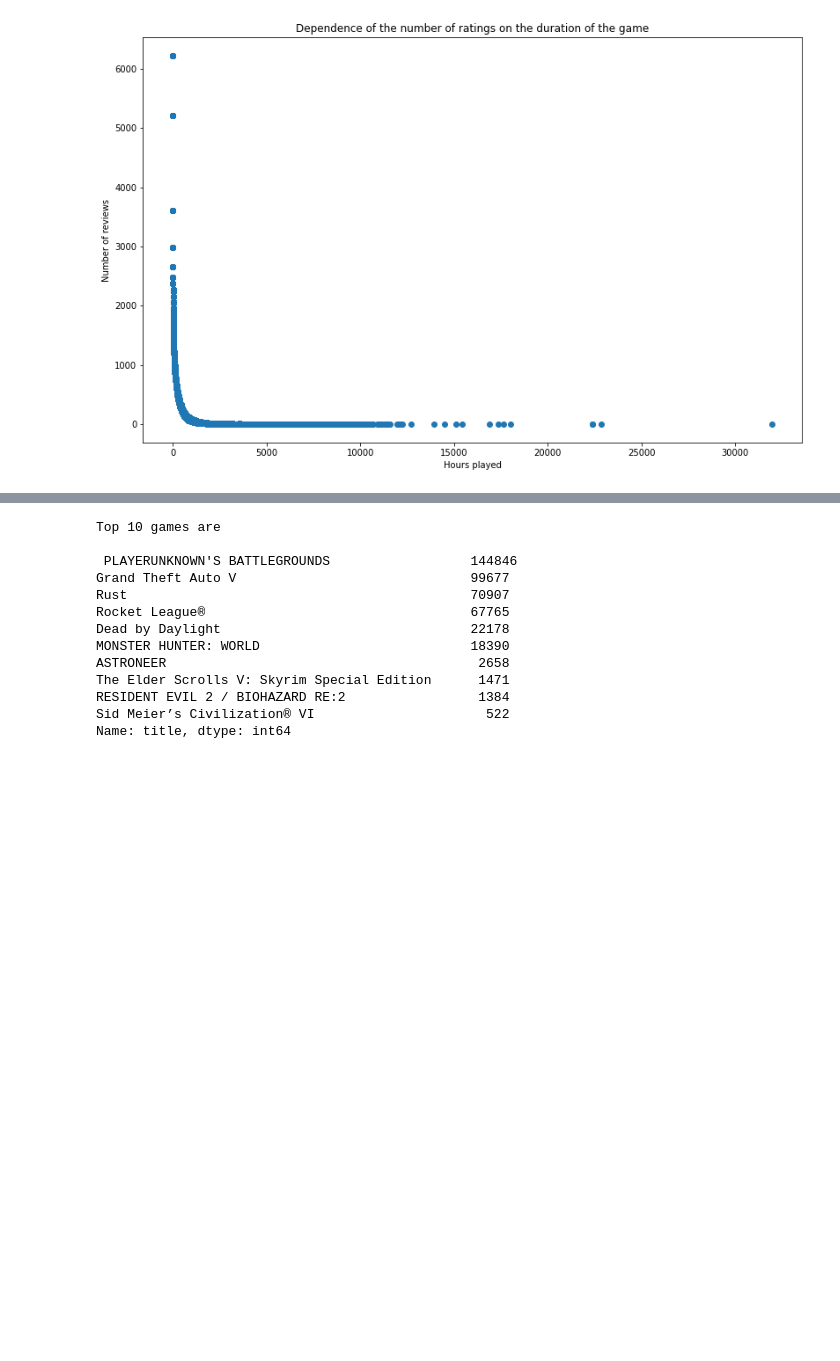
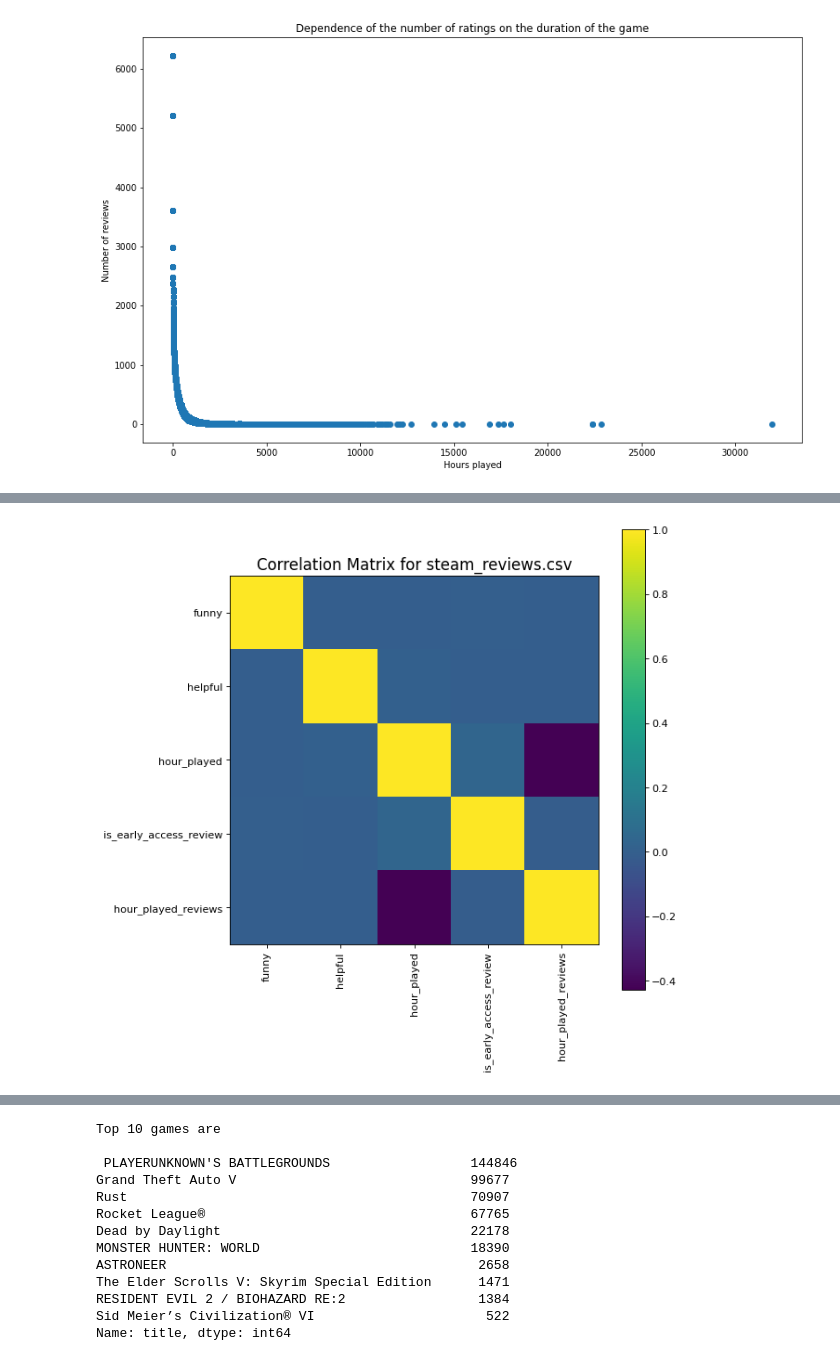
Before and after one commit to Yaswanth3277/csgodataclassifier, a Jupyter notebook: SteamReviewClassifier.ipynb, the cells around one changed output, grey strips where cells are left out. Drawn from its saved outputs; the diff is of its cells as text; code cells hidden in the pictures; blank space fills up the shorter version.

```diff
--- a/SteamReviewClassifier.ipynb
+++ b/SteamReviewClassifier.ipynb
@@ -134,0 +198,4 @@ Text(0, 0.5, 'Number of reviews')
+# %%
+plotCorrelationMatrix(steam_review, 8)
+# %% [output]
+[figure, added]
```
Also changed, not shown: parts of 16 cells of this notebook.
